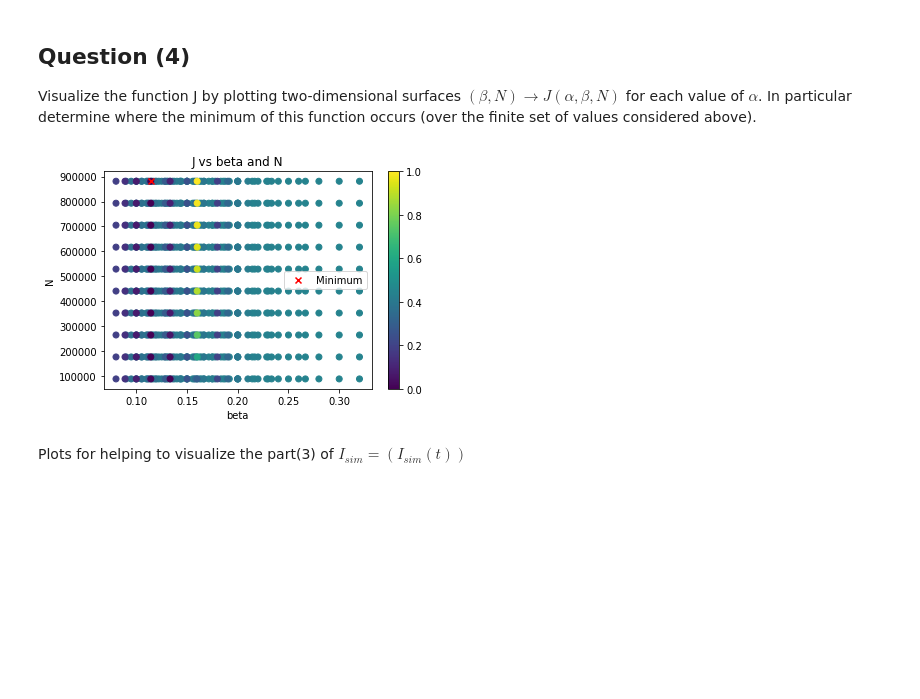
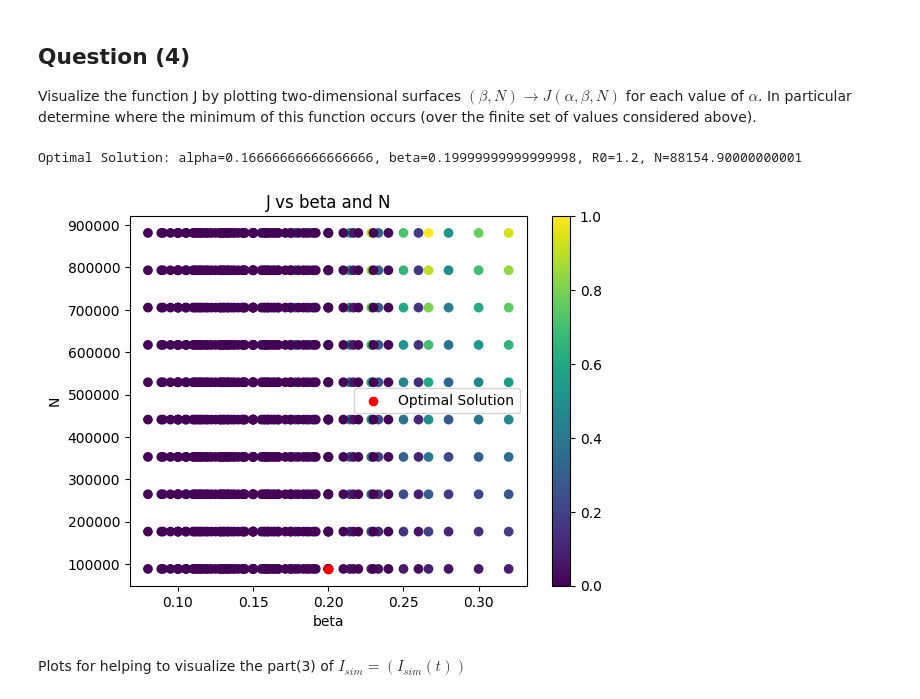
Before and after one commit to Ghostbrush/Epidemiology-Project-Analysis-of-S.F.-D.C.-COVID-Data, a Jupyter notebook: TW1.ipynb, the cells around one changed output. Cells and saved outputs as stored; diff of their text form; code cells hidden in the pictures; blank space fills up the shorter version.

```diff
--- a/TW1.ipynb
+++ b/TW1.ipynb
@@ -141,7 +138,6 @@ a = step
 total_J = []
 track_N = []
 J_b = 0
-I = I_list
 
 while True:
     temp1 = 0
@@ -217,8 +213,6 @@ a = step
 all_J = []
 
 for N_b_2 in range(N_min_a, N_max_a, 100):
-    I = I_list
-
     sum1 = 0
     for t in range(1, tmax+1):
         sum1 += math.pow(abs(math.log((I[t] / I[0]) * ((N_b_2 - I[0]) / (N_b_2 - I[t])))), 2)
@@ -345,38 +382,42 @@ for alpha in [1 / 10, 1 / 9, 1 / 8, 1 / 7, 1 / 6, 1 / 5]:
     for R0 in [0.8, 0.9, 0.95, 1, 1.05, 1.1, 1.15, 1.2, 1.3, 1.4, 1.5, 1.6]:
         for N in [0.1, 0.2, 0.3, 0.4, 0.5, 0.6, 0.7, 0.8, 0.9, 1.0]:
             N_max = population * N
-            omegas.append((alpha, R0 * alpha, N_max))
+            omegas.append((alpha, R0 * alpha, R0, N_max))
 # %% [markdown]
 ### (3)(b)
 Compute the $l^2$-norm squared of the residuals and save it in an array indexed by the three parameters:
 # %%
-Js = []
-for alpha, beta, N_max in omegas:
+from tqdm import tqdm
+
+results = []
+for alpha, beta, R0, N_max in tqdm(omegas):
     S, I_hat, R = SIR_simulation((alpha, beta, N_max), return_all=True)
-    J = np.sqrt(np.sum((I - I_hat * N_max) ** 2))
-    Js.append(J)
+    J = np.sqrt(np.sum((I - I_hat) ** 2))
+    results.append((alpha, beta, R0, N_max, J))
 
-omegas = np.array(omegas)
-Js = np.array(Js)
+results = np.array(results)
 # %% [markdown]
 ## Question (4)
 Visualize the function J by plotting two-dimensional surfaces $(β,N) → J(α,β,N)$ for each value of $α$. In particular determine where the minimum of this function occurs (over the finite set of values considered above).
 # %%
 plt.figure()
-plt.scatter(omegas[:, 1], omegas[:, 2], c=Js)
+plt.scatter(results[:, 1], results[:, 3], c=results[:, 4])
+plt.clim(np.min(results[:, 4]), np.max(results[:, 4]))
 
 # Also plot the minimum
-min_J = np.argmin(Js)
-plt.scatter(omegas[min_J, 1], omegas[min_J, 2], c="red", marker="x", label="Minimum")
+min_J = np.argmin(results[:, 4])
+print(f"Optimal Solution: alpha={results[min_J, 0]}, beta={results[min_J, 1]}, R0={results[min_J, 2]}, N={results[min_J, 3]}")
 
+plt.scatter(results[min_J, 1], results[min_J, 3], c="red", label="Optimal Solution")
 plt.xlabel("beta")
 plt.ylabel("N")
 plt.title("J vs beta and N")
 plt.colorbar()
 plt.legend()
 plt.show()
 # %% [output]
+Optimal Solution: alpha=0.16666666666666666, beta=0.19999999999999998, R0=1.2, N=88154.90000000001
-[figure, old version]
+[figure, new version]
 # %% [markdown]
 Plots for helping to visualize the part(3) of $I_{sim} = (I_{sim}(t))$
 # %%
```
Also changed, not shown: parts of 11 cells of this notebook, 1 other file.
